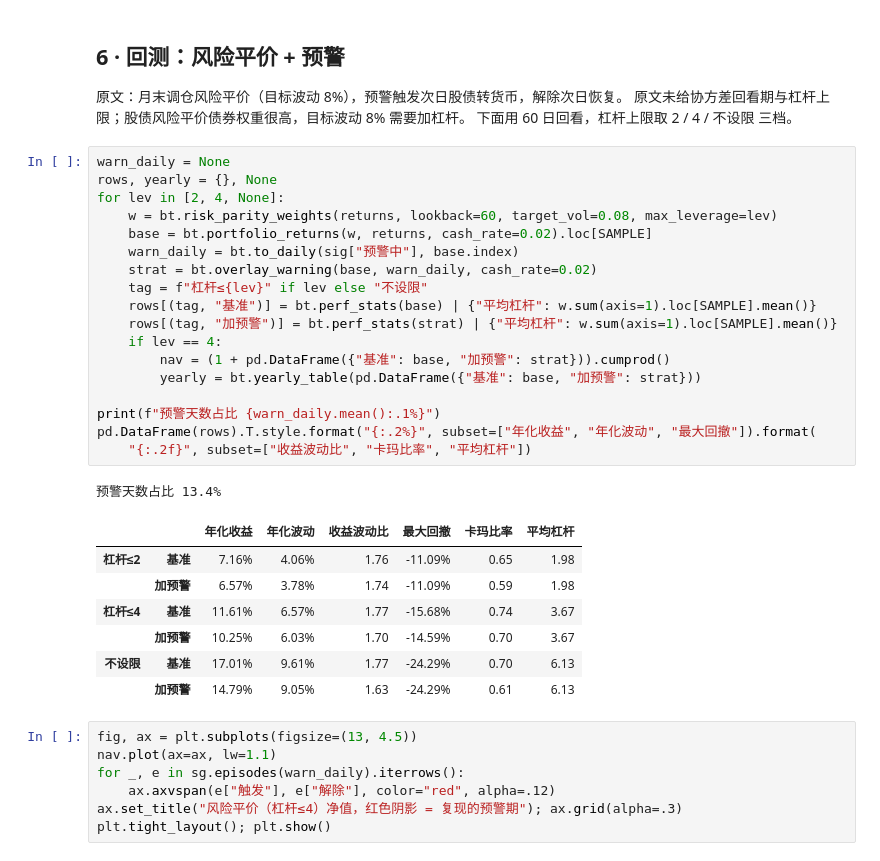
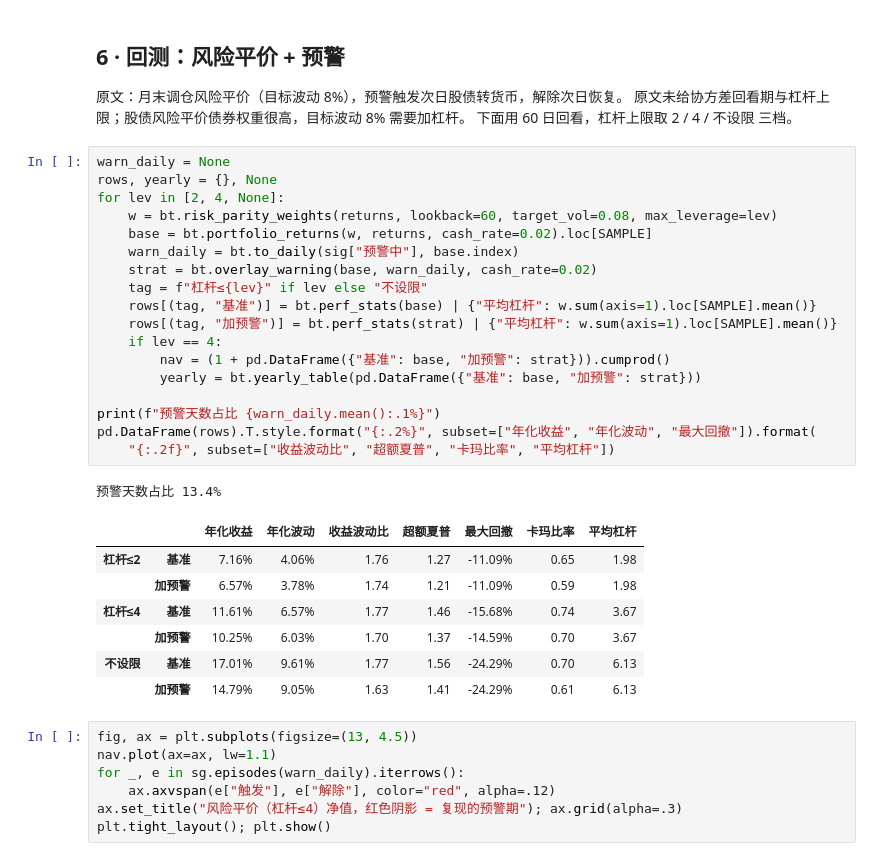
Before and after one commit to lshangro-png/tail-risk-cn, a Jupyter notebook: studies/03_cicc_stock_bond_warning/stock_bond_warning.ipynb, the cells around one changed output. Drawn from its saved outputs; the diff is of its cells as text.

```diff
--- a/studies/03_cicc_stock_bond_warning/stock_bond_warning.ipynb
+++ b/studies/03_cicc_stock_bond_warning/stock_bond_warning.ipynb
@@ -301,30 +301,30 @@ scen.style.format({c: "{:.3%}" for c in ["股票(复现)", "股票(原文)", "
 # %%
 warn_daily = None
 rows, yearly = {}, None
 for lev in [2, 4, None]:
     w = bt.risk_parity_weights(returns, lookback=60, target_vol=0.08, max_leverage=lev)
     base = bt.portfolio_returns(w, returns, cash_rate=0.02).loc[SAMPLE]
     warn_daily = bt.to_daily(sig["预警中"], base.index)
     strat = bt.overlay_warning(base, warn_daily, cash_rate=0.02)
     tag = f"杠杆≤{lev}" if lev else "不设限"
     rows[(tag, "基准")] = bt.perf_stats(base) | {"平均杠杆": w.sum(axis=1).loc[SAMPLE].mean()}
     rows[(tag, "加预警")] = bt.perf_stats(strat) | {"平均杠杆": w.sum(axis=1).loc[SAMPLE].mean()}
     if lev == 4:
         nav = (1 + pd.DataFrame({"基准": base, "加预警": strat})).cumprod()
         yearly = bt.yearly_table(pd.DataFrame({"基准": base, "加预警": strat}))
 
 print(f"预警天数占比 {warn_daily.mean():.1%}")
 pd.DataFrame(rows).T.style.format("{:.2%}", subset=["年化收益", "年化波动", "最大回撤"]).format(
-    "{:.2f}", subset=["收益波动比", "卡玛比率", "平均杠杆"])
+    "{:.2f}", subset=["收益波动比", "超额夏普", "卡玛比率", "平均杠杆"])
 # %% [output]
 预警天数占比 13.4%
-|  |  | 年化收益 | 年化波动 | 收益波动比 | 最大回撤 | 卡玛比率 | 平均杠杆 |
-| 杠杆≤2 | 基准 | 7.16% | 4.06% | 1.76 | -11.09% | 0.65 | 1.98 |
-|  | 加预警 | 6.57% | 3.78% | 1.74 | -11.09% | 0.59 | 1.98 |
-| 杠杆≤4 | 基准 | 11.61% | 6.57% | 1.77 | -15.68% | 0.74 | 3.67 |
-|  | 加预警 | 10.25% | 6.03% | 1.70 | -14.59% | 0.70 | 3.67 |
-| 不设限 | 基准 | 17.01% | 9.61% | 1.77 | -24.29% | 0.70 | 6.13 |
-|  | 加预警 | 14.79% | 9.05% | 1.63 | -24.29% | 0.61 | 6.13 |
+|  |  | 年化收益 | 年化波动 | 收益波动比 | 超额夏普 | 最大回撤 | 卡玛比率 | 平均杠杆 |
+| 杠杆≤2 | 基准 | 7.16% | 4.06% | 1.76 | 1.27 | -11.09% | 0.65 | 1.98 |
+|  | 加预警 | 6.57% | 3.78% | 1.74 | 1.21 | -11.09% | 0.59 | 1.98 |
+| 杠杆≤4 | 基准 | 11.61% | 6.57% | 1.77 | 1.46 | -15.68% | 0.74 | 3.67 |
+|  | 加预警 | 10.25% | 6.03% | 1.70 | 1.37 | -14.59% | 0.70 | 3.67 |
+| 不设限 | 基准 | 17.01% | 9.61% | 1.77 | 1.56 | -24.29% | 0.70 | 6.13 |
+|  | 加预警 | 14.79% | 9.05% | 1.63 | 1.41 | -24.29% | 0.61 | 6.13 |
 # %%
 fig, ax = plt.subplots(figsize=(13, 4.5))
 nav.plot(ax=ax, lw=1.1)
```
Also changed, not shown: 10 other files.
